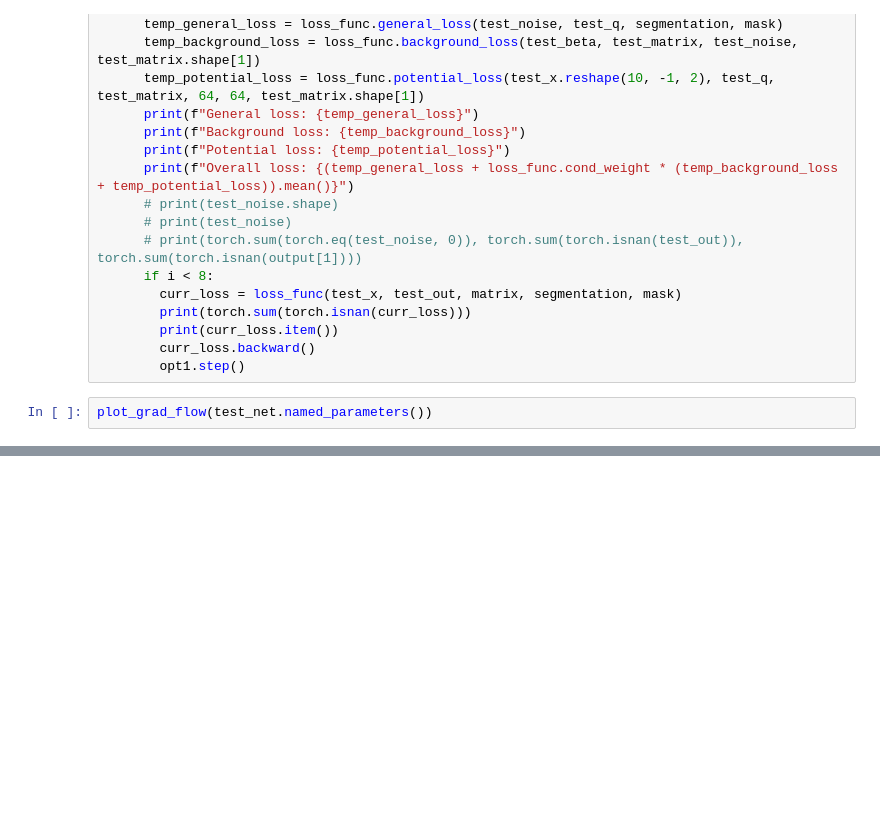
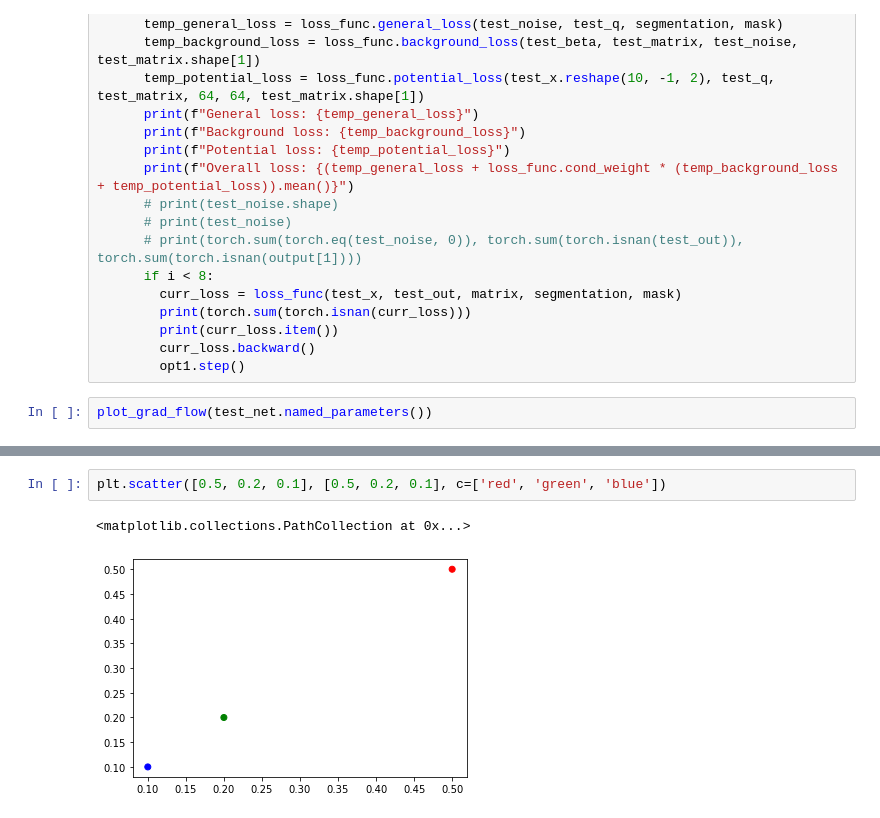
Before and after one commit to BrainCancer/CondNet, a Jupyter notebook: CondNet.ipynb, the cells around one changed output, grey strips where cells are left out. Saved outputs shown, nothing was run; the diff lists cells and outputs as text; blank space fills up the shorter version.

```diff
--- a/CondNet.ipynb
+++ b/CondNet.ipynb
@@ -286,0 +564,5 @@ plt.show()
+# %%
+plt.scatter([0.5, 0.2, 0.1], [0.5, 0.2, 0.1], c=['red', 'green', 'blue'])
+# %% [output]
+<matplotlib.collections.PathCollection at 0x...>
+[figure, added]
```
Also changed, not shown: parts of 30 cells of this notebook, 1 other file.
